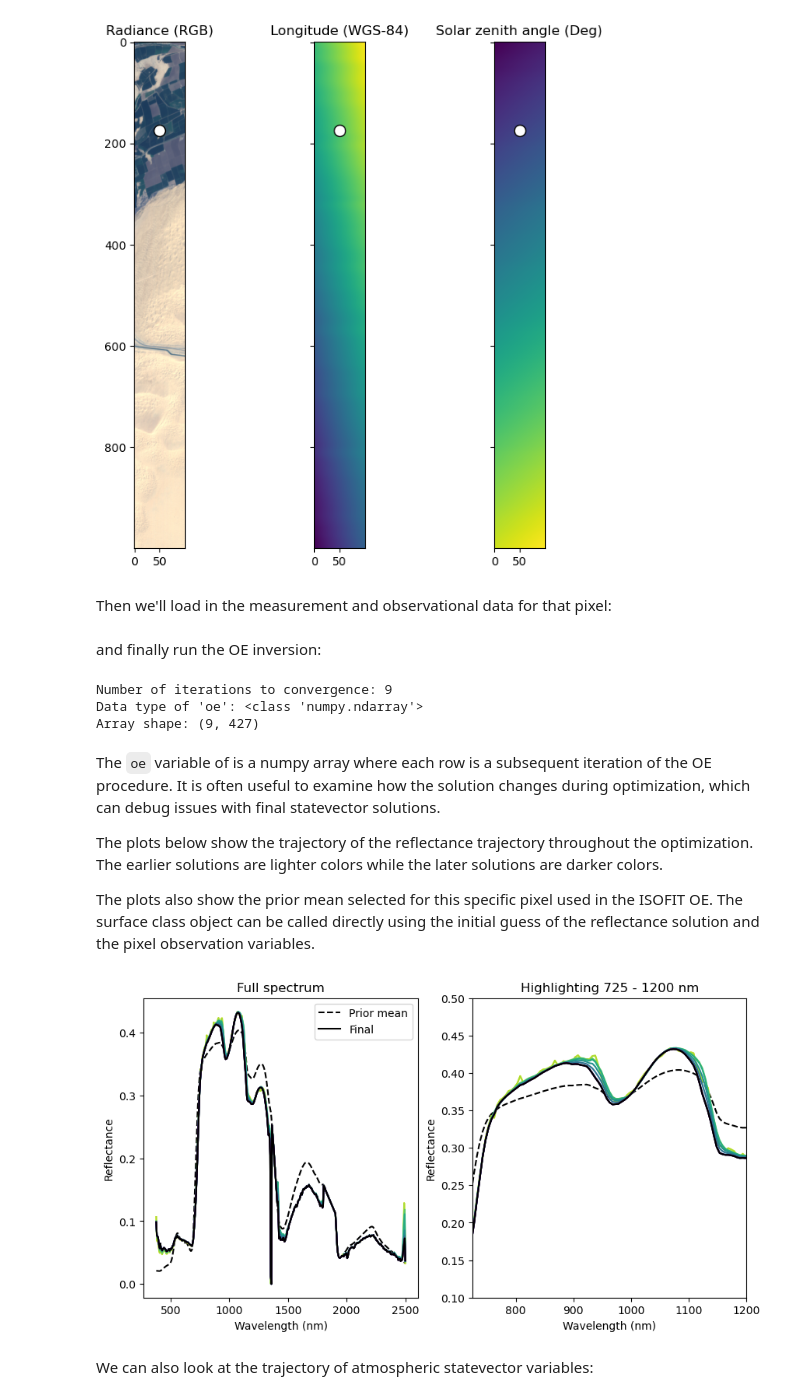
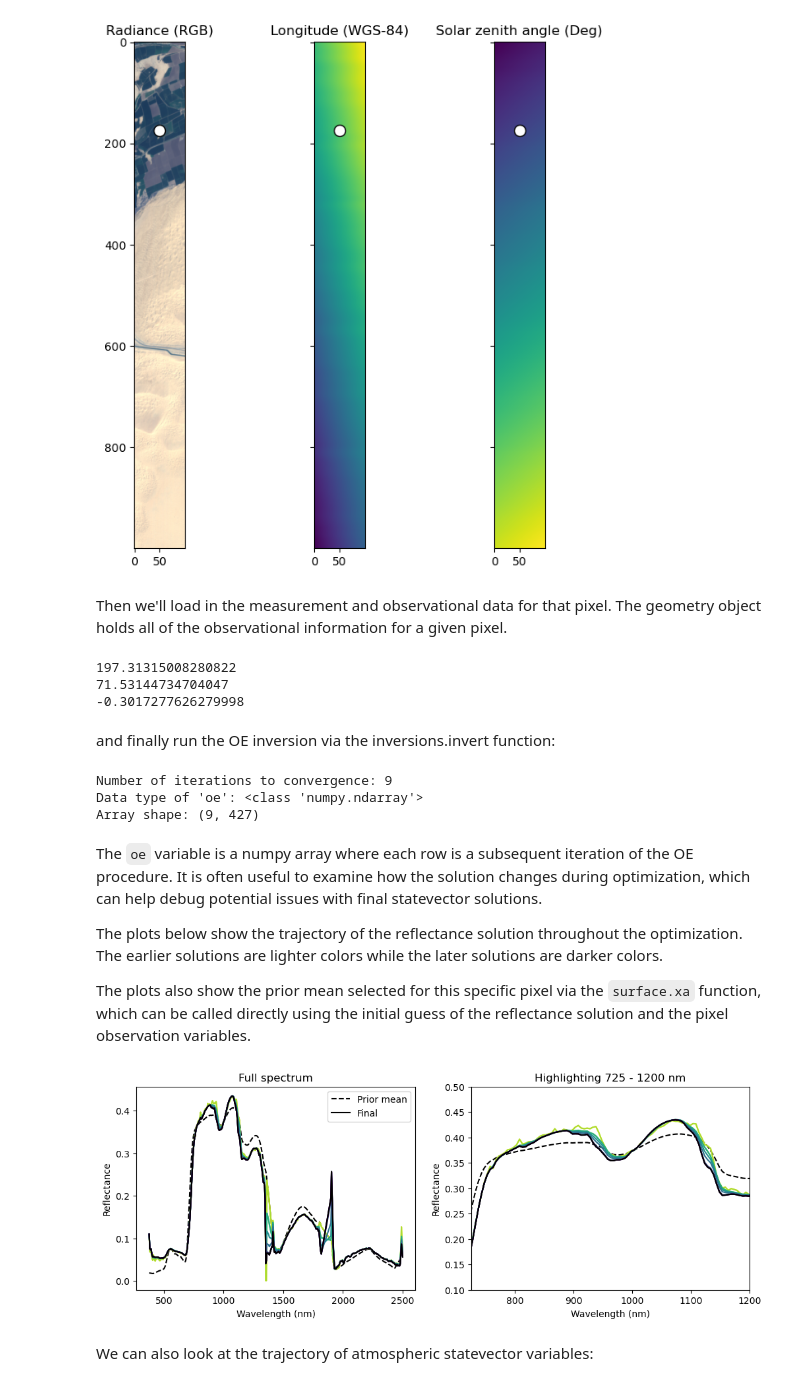
Before and after one commit to isofit/isofit-tutorials, a Jupyter notebook: isofit-tutorials/source/how_to_run/functions.ipynb, the cells around one changed output. Saved outputs shown, nothing was run; the diff lists cells and outputs as text; code cells hidden in the pictures.

```diff
--- a/isofit-tutorials/source/how_to_run/functions.ipynb
+++ b/isofit-tutorials/source/how_to_run/functions.ipynb
@@ -186,16 +166,26 @@ title = axs[2].set_title('Solar zenith angle (Deg)')
 WARNING:matplotlib.image:Clipping input data to the valid range for imshow with RGB data ([0..1] for floats or [0..255] for integers). Got range [0.1097916..1.1813465].
 [figure]
 # %% [markdown]
-Then we'll load in the measurement and observational data for that pixel:
+Then we'll load in the measurement and observational data for that pixel. The geometry object holds all of the observational information for a given pixel.
 # %%
 meas = rdn_im[row, col, :]
 geom = Geometry(
     obs=obs_im[row, col, :],
     loc=loc_im[row, col, :],
-    esd=IO.load_esd()
+    esd=IO.load_esd(),
+    svf=1
 )
+
+# e.g.
+print(geom.solar_azimuth)
+print(geom.observer_azimuth)
+print(geom.cos_i)
+# %% [output]
+197.31315008280822
+71.53144734704047
+-0.3017277626279998
 # %% [markdown]
-and finally run the OE inversion:
+and finally run the OE inversion via the inversions.invert function:
 # %%
 oe = iv.invert(meas, geom)
 
@@ -207,11 +197,11 @@ Number of iterations to convergence: 9
 Data type of 'oe': <class 'numpy.ndarray'>
 Array shape: (9, 427)
 # %% [markdown]
-The `oe` variable of is a numpy array where each row is a subsequent iteration of the OE procedure. It is often useful to examine how the solution changes during optimization, which can debug issues with final statevector solutions.
+The `oe` variable is a numpy array where each row is a subsequent iteration of the OE procedure. It is often useful to examine how the solution changes during optimization, which can help debug potential issues with final statevector solutions.
 
-The plots below show the trajectory of the reflectance trajectory throughout the optimization. The earlier solutions are lighter colors while the later solutions are darker colors.
+The plots below show the trajectory of the reflectance solution throughout the optimization. The earlier solutions are lighter colors while the later solutions are darker colors.
 
-The plots also show the prior mean selected for this specific pixel used in the ISOFIT OE. The surface class object can be called directly using the initial guess of the reflectance solution and the pixel observation variables.
+The plots also show the prior mean selected for this specific pixel via the `surface.xa` function, which can be called directly using the initial guess of the reflectance solution and the pixel observation variables.
 # %%
 # Set up a color map for the iterations
 n = len(oe)
@@ -219,35 +209,35 @@ cmap_name = 'viridis_r'
 cmap = plt.get_cmap(cmap_name)
 colors = [cmap(i) for i in np.linspace(0, 1, n)]
 
 # Fit the prior mean
 xa = fm.surface.xa(oe[0], geom)
 
-fig, axs = plt.subplots(1, 2, figsize=(10, 5))
+fig, axs = plt.subplots(1, 2, figsize=(12, 4))
 axs[0].plot(wl, xa[:len(wl)], color='black', ls='--', label='Prior mean')
 axs[1].plot(wl, xa[:len(wl)], color='black', ls='--')
 for i, sp in enumerate(oe):
     axs[0].plot(wl, sp[:len(wl)], color=colors[i])
     axs[1].plot(wl, sp[:len(wl)], color=colors[i])
 
 axs[0].plot(wl, oe[-1][:len(wl)], color='black', label='Final')
 axs[1].plot(wl, oe[-1][:len(wl)], color='black')
 
 axs[0].set_ylabel('Reflectance')
 axs[0].set_xlabel('Wavelength (nm)')
 axs[1].set_ylabel('Reflectance')
 axs[1].set_xlabel('Wavelength (nm)')
 
 axs[1].set_xlim([725, 1200])
 axs[1].set_ylim([.1, .5])
 
 axs[0].set_title('Full spectrum')
 axs[1].set_title('Highlighting 725 - 1200 nm')
 
 axs[0].legend()
 
 plt.show()
 # %% [output]
-[figure, old version]
+[figure, new version]
 # %% [markdown]
 We can also look at the trajectory of atmospheric statevector variables:
 # %%
```
Also changed, not shown: parts of 12 cells of this notebook, 29 other files.
